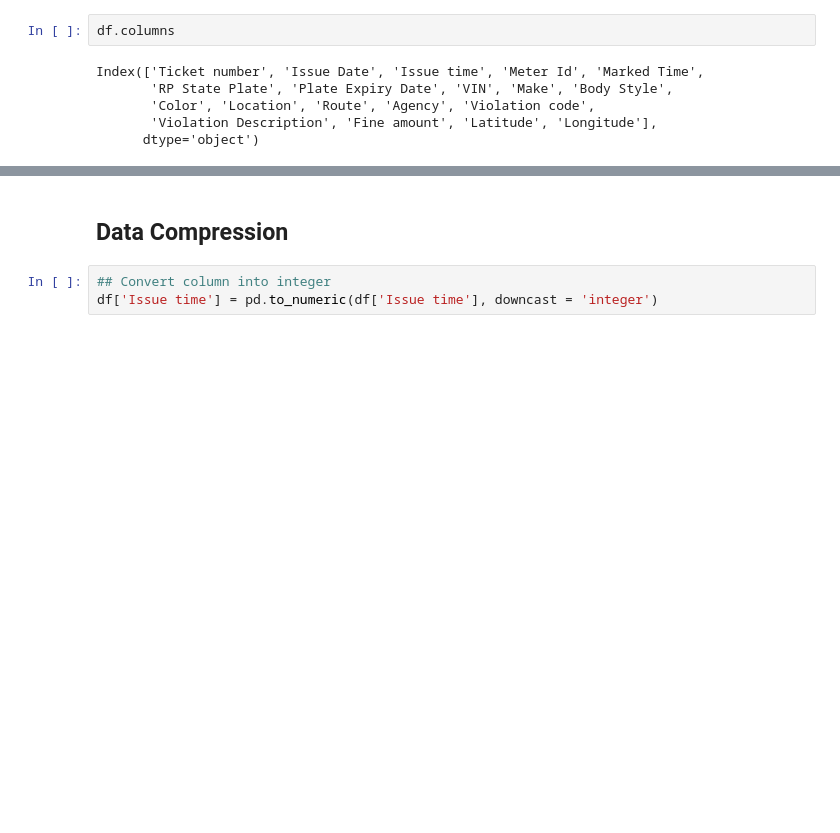
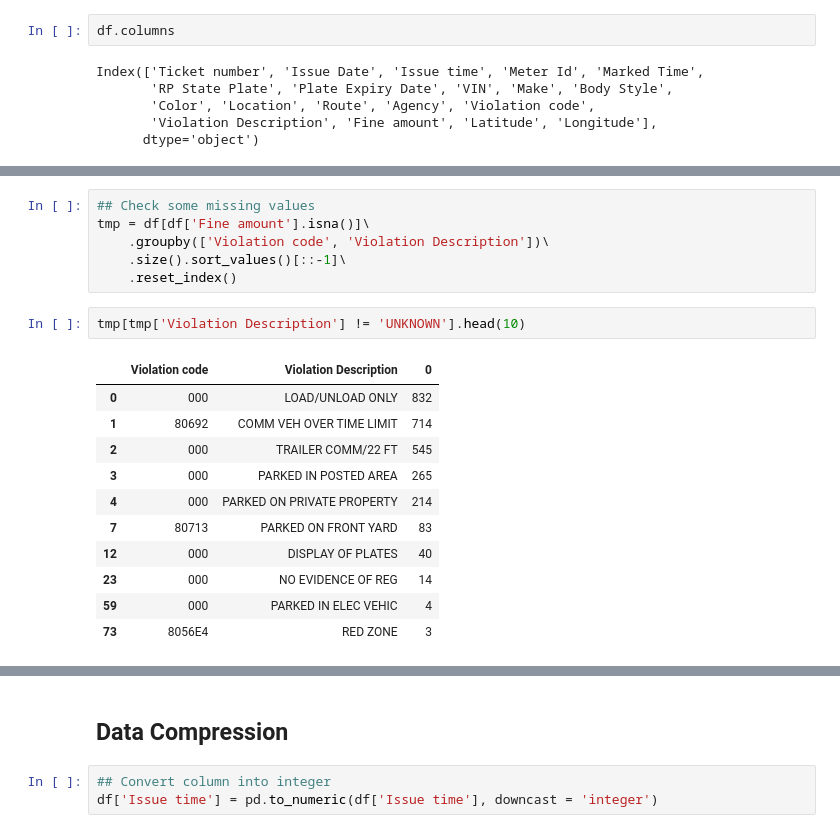
Before and after one commit to jachen36/2018_la_parking_citation, a Jupyter notebook: cleaning.ipynb, the cells around one changed output, grey strips where cells are left out. Drawn from its saved outputs; the diff is of its cells as text; blank space fills up the shorter version.

```diff
--- a/cleaning.ipynb
+++ b/cleaning.ipynb
@@ -945,0 +1076,20 @@ Index(['Ticket number', 'Issue Date', 'Issue time', 'Meter Id', 'Marked Time',
+# %%
+## Check some missing values
+tmp = df[df['Fine amount'].isna()]\
+    .groupby(['Violation code', 'Violation Description'])\
+    .size().sort_values()[::-1]\
+    .reset_index()
+# %%
+tmp[tmp['Violation Description'] != 'UNKNOWN'].head(10)
+# %% [output]
+|  | Violation code | Violation Description | 0 |
+| 0 | 000 | LOAD/UNLOAD ONLY | 832 |
+| 1 | 80692 | COMM VEH OVER TIME LIMIT | 714 |
+| 2 | 000 | TRAILER COMM/22 FT | 545 |
+| 3 | 000 | PARKED IN POSTED AREA | 265 |
+| 4 | 000 | PARKED ON PRIVATE PROPERTY | 214 |
+| 7 | 80713 | PARKED ON FRONT YARD | 83 |
+| 12 | 000 | DISPLAY OF PLATES | 40 |
+| 23 | 000 | NO EVIDENCE OF REG | 14 |
+| 59 | 000 | PARKED IN ELEC VEHIC | 4 |
+| 73 | 8056E4 | RED ZONE | 3 |
```
Also changed, not shown: parts of 28 cells of this notebook, 5 other files.
